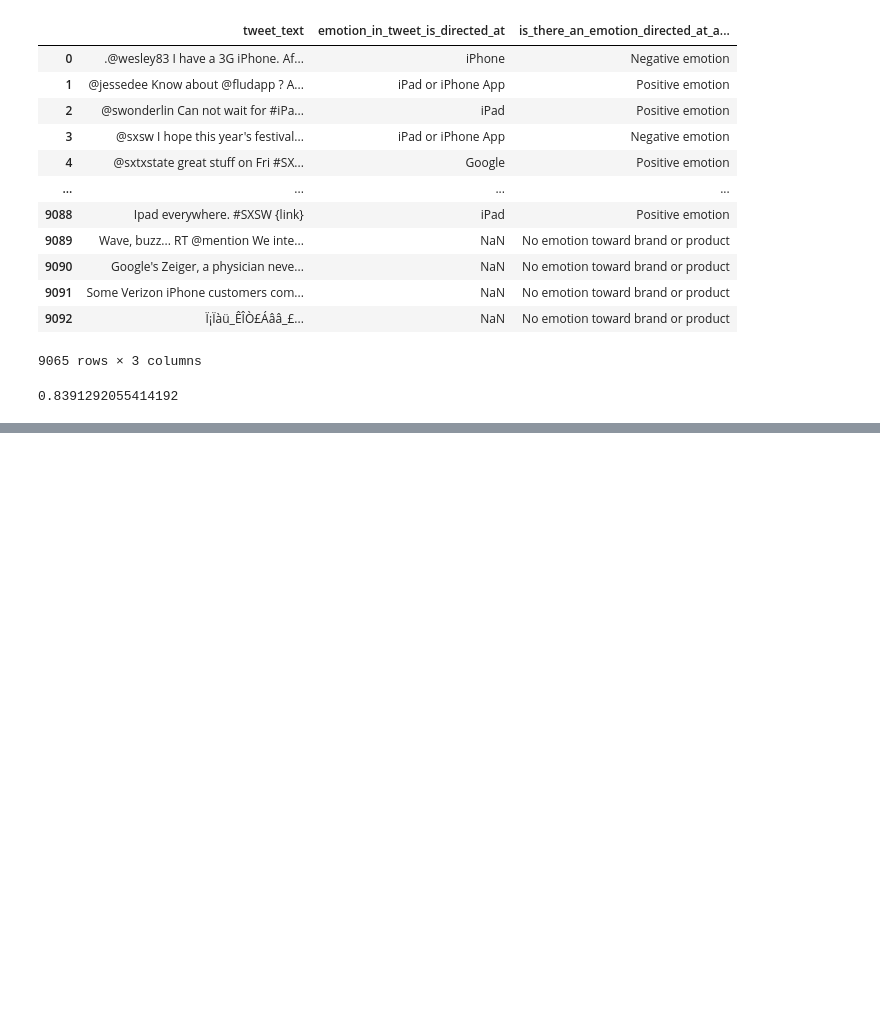
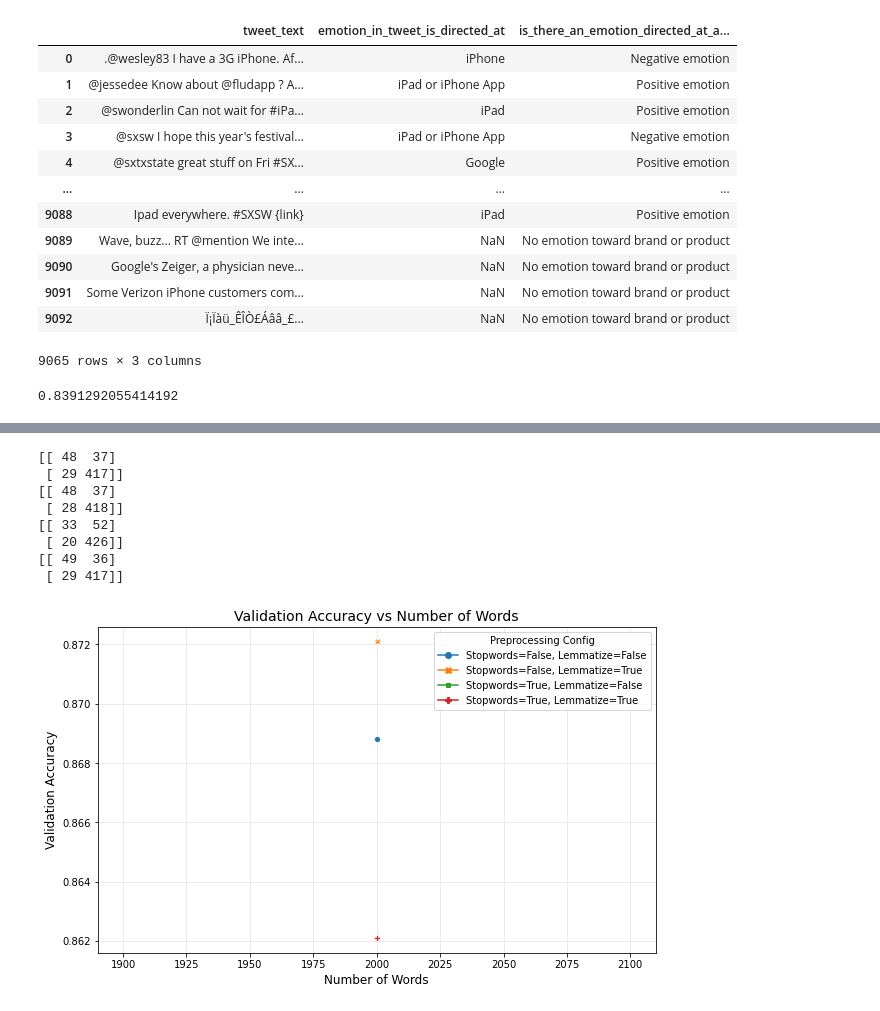
Before and after one commit to MattLeRoi/nlp_product_sentiment_project, a Jupyter notebook: Untitled.ipynb, the cells around one changed output, grey strips where cells are left out. Drawn from its saved outputs; the diff is of its cells as text; code cells hidden in the pictures; blank space fills up the shorter version.

```diff
--- a/Untitled.ipynb
+++ b/Untitled.ipynb
@@ -318,0 +332,13 @@ display(results)
+# %%
+num_words_list = [2000]
+results = parameter_check(X_train,y_train, num_words_list, balance_classes=True)
+# %% [output]
+[[ 48  37]
+ [ 29 417]]
+[[ 48  37]
+ [ 28 418]]
+[[ 33  52]
+ [ 20 426]]
+[[ 49  36]
+ [ 29 417]]
+[figure, added]
```
Also changed, not shown: parts of 16 cells of this notebook.
